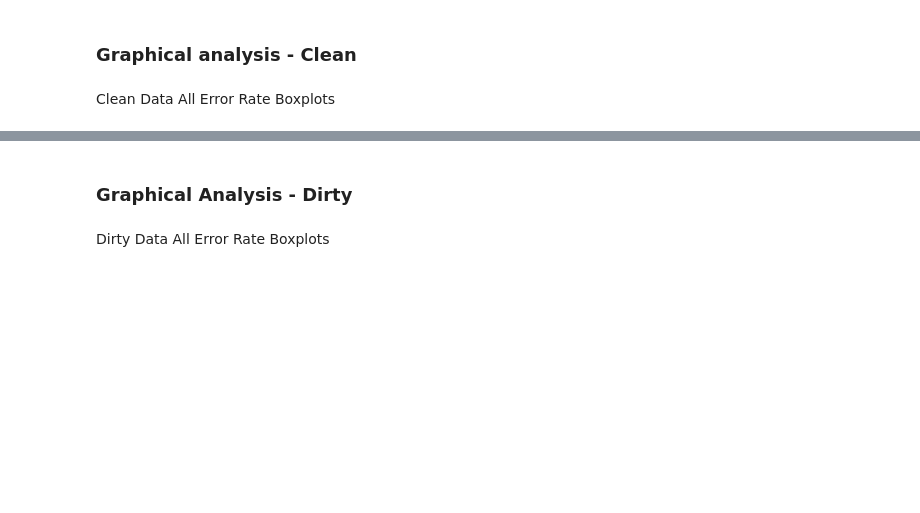
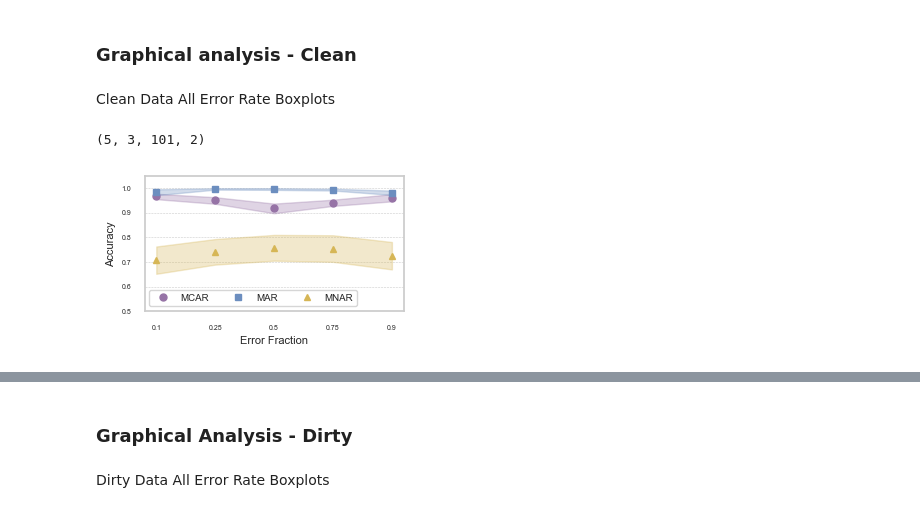
Before and after one commit to calgo-lab/MechDetect, a Jupyter notebook: src/accuracy_analysis.ipynb, the cells around one changed output, grey strips where cells are left out. Drawn from its saved outputs; the diff is of its cells as text; code cells hidden in the pictures; blank space fills up the shorter version.

```diff
--- a/src/accuracy_analysis.ipynb
+++ b/src/accuracy_analysis.ipynb
@@ -199,6 +199,86 @@ for dataset_index, dataset_id in enumerate(data_dict.files):
             clean_results[i, j, dataset_index] = md_accuracy
 # %% [markdown]
 Clean Data All Error Rate Boxplots
+# %%
+clean_results.shape
+# %% [output]
+(5, 3, 101, 2)
+# %%
+import numpy as np
+import matplotlib.pyplot as plt
+import seaborn as sns
+from scipy.stats import t, sem
+
+sns.set_theme(style="whitegrid", font_scale=1.0)
+
+# Custom colors and markers for each mechanism
+mechanism_labels = ["MCAR", "MAR", "MNAR"]  # Match order to clean_results axis
+colors = {
+    "MCAR": "#9673A6",
+    "MAR": "#6C8EBF",
+    "MNAR": "#D6B656"
+}
+markers = {
+    "MCAR": 'o',
+    "MAR": 's',
+    "MNAR": '^'
+}
+
+fig, ax = plt.subplots(figsize=set_size(241.14749, fraction=1.0))
+
+# Plot each mechanism separately
+for j, mech in enumerate(mechanism_labels):
+    mean_accuracies = []
+    bars = []
+
+    for i in range(5):  # over error rates
+        data = clean_results[i, j, :, 1]
+        mean_accuracies.append(np.mean(data))
+        n = len(data)
+        ci95 = sem(data) * t.ppf(0.975, df=n-1) # bars indicate 95% confidence interval
+        bars.append(ci95)
+
+    ax.errorbar(
+        error_rates,
+        mean_accuracies,
+        #yerr=bars,
+        label=mech,
+        fmt=markers[mech],
+        capsize=3,
+        color=colors[mech],
+        markersize=5,
+        linestyle='',
+        elinewidth=.5
+    )
+
+    lower_bound = np.array(mean_accuracies) - np.array(bars)
+    upper_bound = np.array(mean_accuracies) + np.array(bars)
+
+    ax.fill_between(
+        error_rates,
+        lower_bound,
+        upper_bound,
+        color=colors[mech],
+        alpha=0.3
+    )
+
+# Formatting
+ax.set_xlabel("Error Fraction", fontsize=8)
+ax.set_ylabel("Accuracy", fontsize=8)
+ax.tick_params(axis='x', labelsize=5)
+ax.tick_params(axis='y', labelsize=5)
+
+ax.set_ylim(0.5, 1.05)
+ax.set_xticks(error_rates)
+ax.legend(title="", fontsize=7, title_fontsize=8, ncol=3)
+ax.grid(axis='y', linestyle='--', linewidth=0.4)
+ax.grid(axis='x', visible=False)
+
+plt.tight_layout()
+fig.savefig("../plots/2025-08-03-accuracy_over_error_fraction.pdf", format="pdf", bbox_inches="tight")
+plt.show()
+# %% [output]
+[figure, added]
 # %%
 # Set Seaborn style
 sns.set_theme(style="whitegrid", font_scale=1.0)
```
Also changed, not shown: parts of 3 cells of this notebook, 7 other files.
